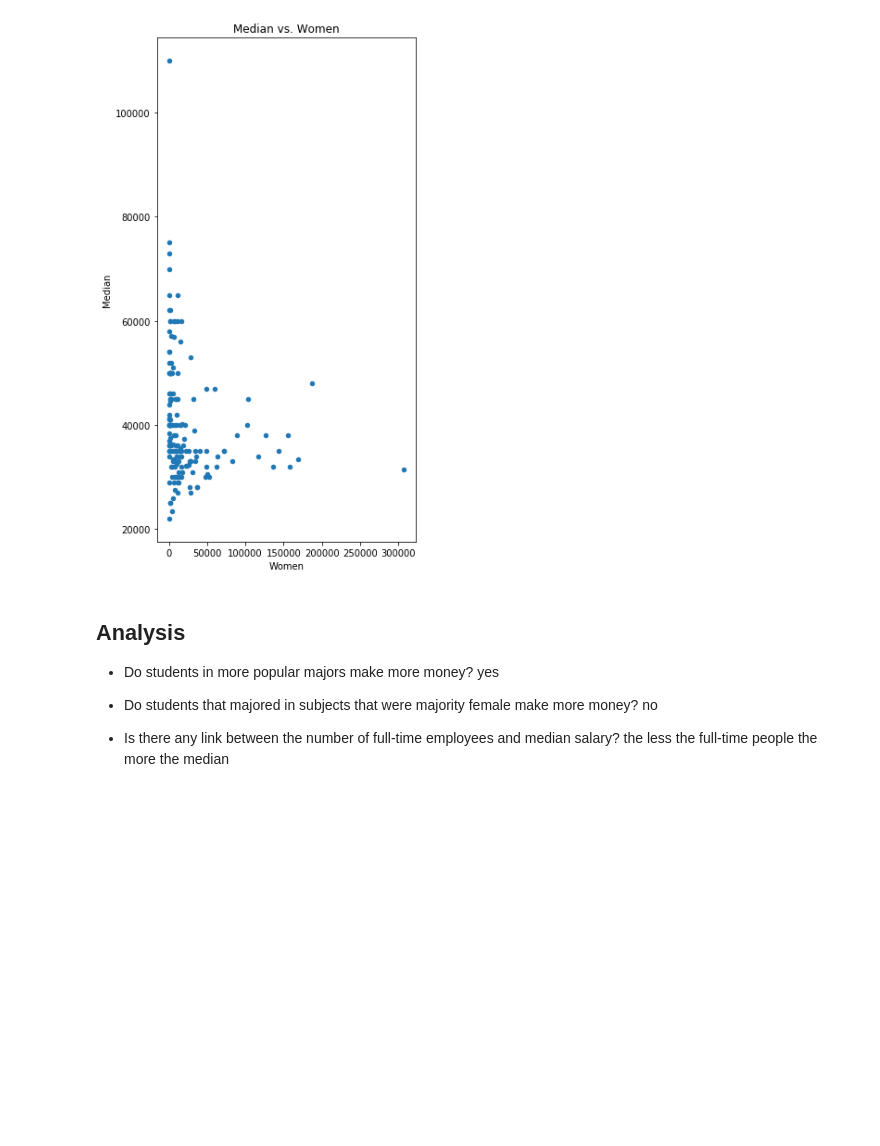
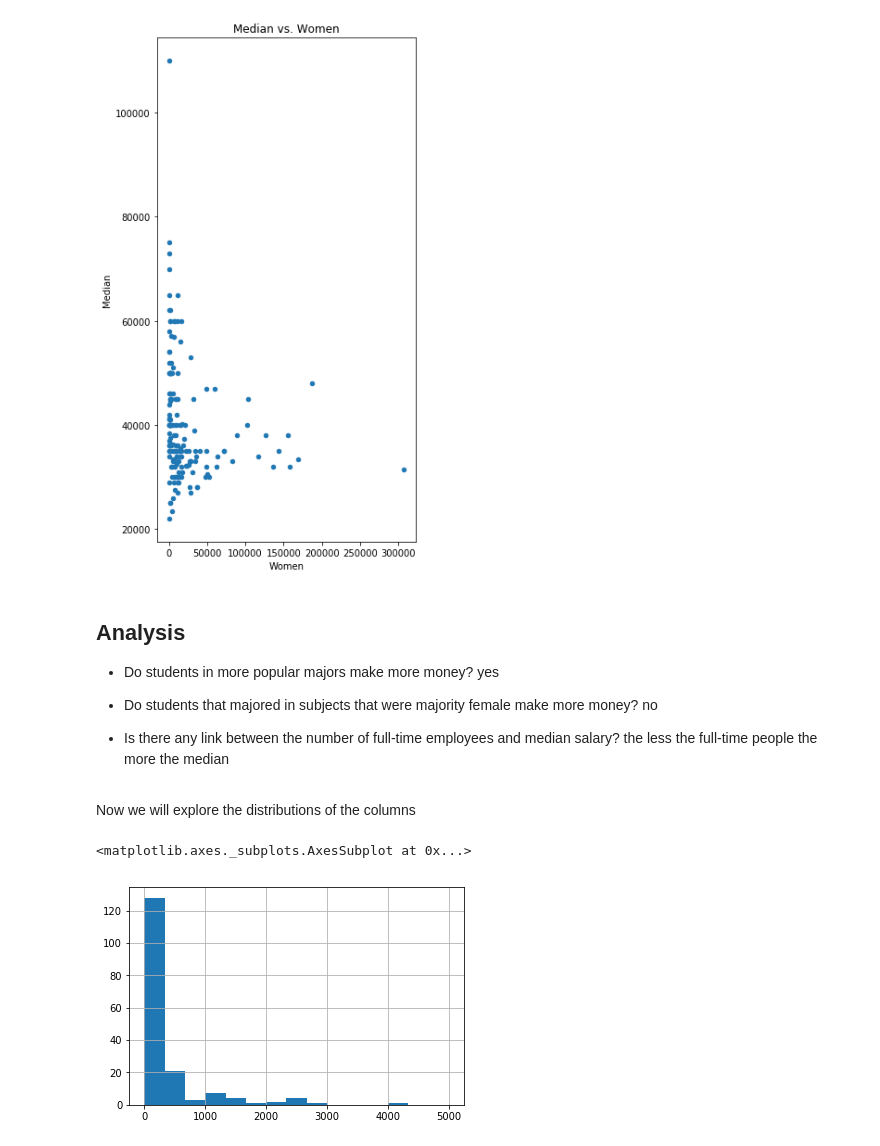
Before and after one commit to saraheisa/Visualizing-Earnings-Based-On-College-Majors, a Jupyter notebook: main.ipynb, the cells around one changed output. Drawn from its saved outputs; the diff is of its cells as text; code cells hidden in the pictures; blank space fills up the shorter version.

Commit message:
explore the distributions of the columns

```diff
--- a/main.ipynb
+++ b/main.ipynb
@@ -146,3 +146,10 @@ recent_grads.plot(x='Women', y='Median', kind='scatter', title='Median vs. Women
 
 - Is there any link between the number of full-time employees and median salary?
  the less the full-time people the more the median
+# %% [markdown]
+Now we will explore the distributions of the columns
+# %%
+recent_grads['Sample_size'].hist(bins=15, range=(0, 5000))
+# %% [output]
+<matplotlib.axes._subplots.AxesSubplot at 0x...>
+[figure, added]
```
Also changed, not shown: parts of 8 cells of this notebook.
